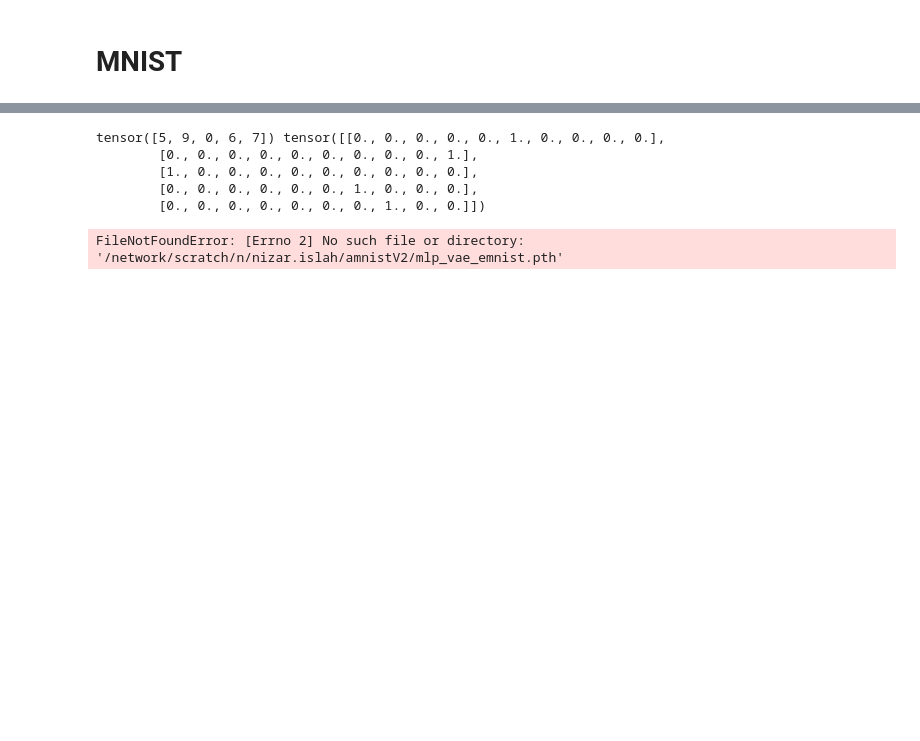
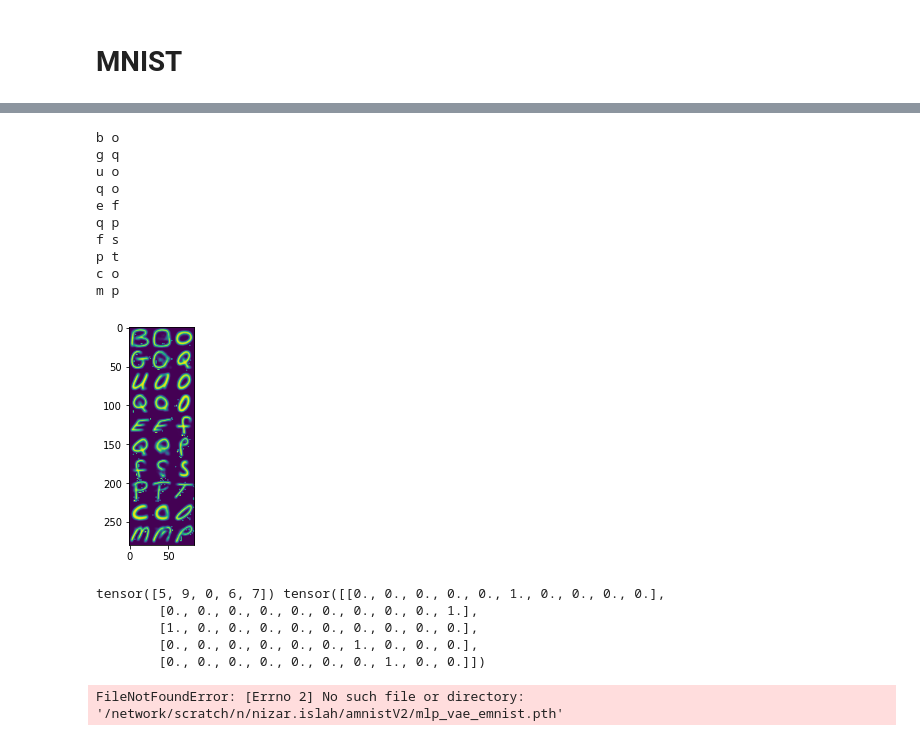
Before and after one commit to ABL-Lab/ambiguous-dataset, a Jupyter notebook: ambiguous/train/train_MNIST_final_conv.ipynb, the cells around one changed output, grey strips where cells are left out. Cells and saved outputs as stored; diff of their text form; code cells hidden in the pictures; blank space fills up the shorter version.

```diff
--- a/ambiguous/train/train_MNIST_final_conv.ipynb
+++ b/ambiguous/train/train_MNIST_final_conv.ipynb
@@ -50,2 +55,19 @@ torch.float64
+# %%
+fig=plt.figure()
+plt.imshow(torch.cat([clean1,amb,clean2],-1).view(1,280,-1).permute(1,2,0))
+for i in range(10):
+    print(letters[label[i][0]], letters[label[i][1]])
+# %% [output]
+b o
+g q
+u o
+q o
+e f
+q p
+f s
+p t
+c o
+m p
+[figure, added]
 # %%
 imgs = torch.cat([clean1, amb, clean2], dim=-1)
```
Also changed, not shown: parts of 5 cells of this notebook, 4 other files.
